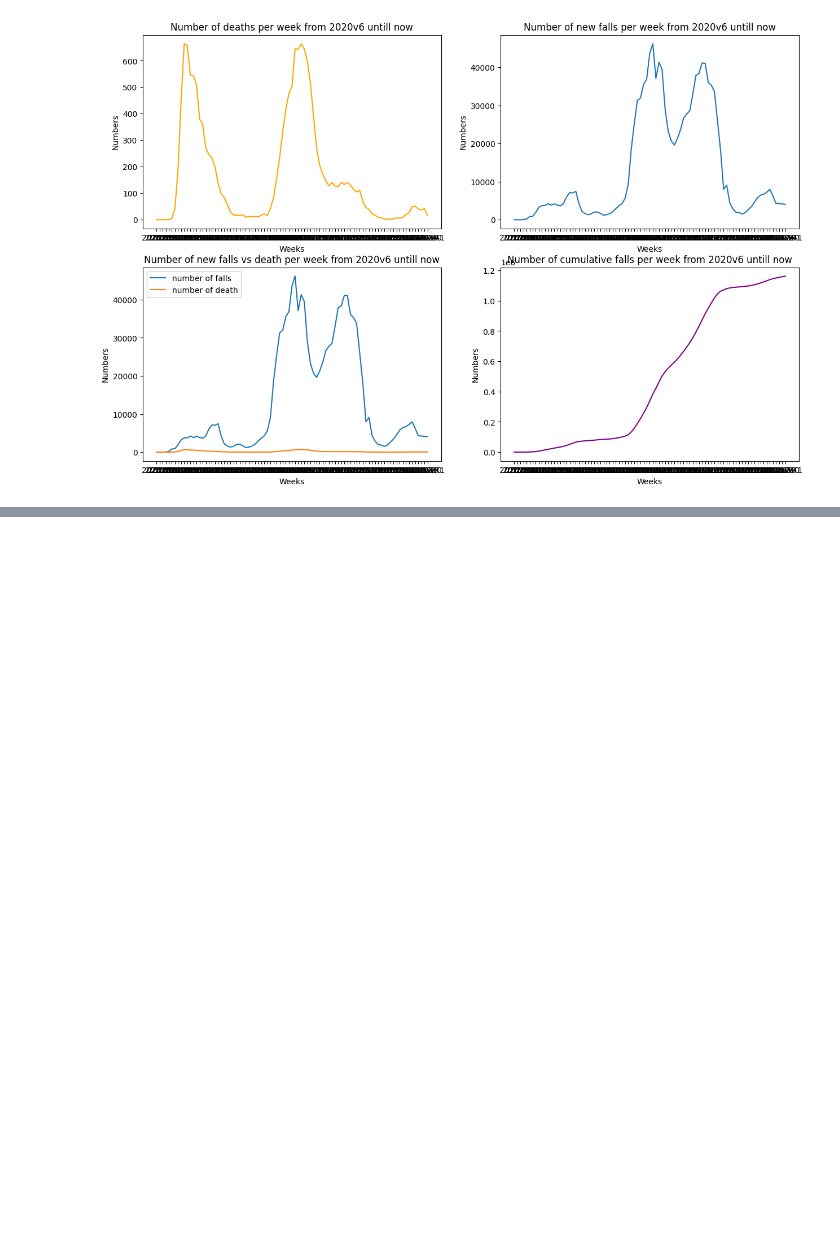
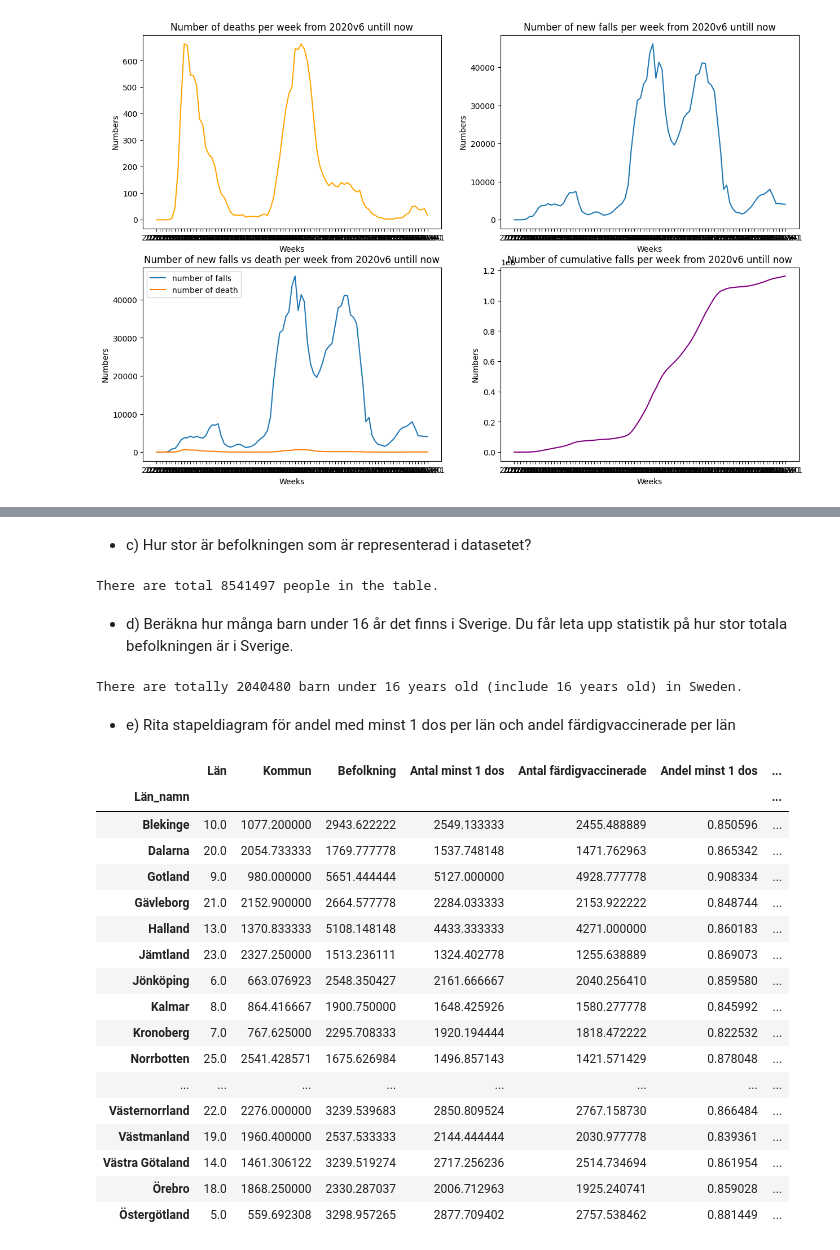
Before and after one commit to cooperhankun/DataBehandling-KunHan, a Jupyter notebook: Labs/lab1.ipynb, the cells around one changed output, grey strips where cells are left out. Saved outputs shown, nothing was run; the diff lists cells and outputs as text; code cells hidden in the pictures; blank space fills up the shorter version.

```diff
--- a/Labs/lab1.ipynb
+++ b/Labs/lab1.ipynb
@@ -74,0 +86,5 @@ sns.lineplot(data = covid19, x = "Vecka", y = "Kum_antal_fall", color = "purple"
+# %%
+covid19_vaccin = pd.read_excel("files/Folkhalsomyndigheten_Covid19_Vaccine.xlsx", sheet_name="Vaccinerade kommun och ålder")
+# covid19_vaccin.info()
+lans = covid19_vaccin["Län_namn"].nunique()
+print(f"There are {lans} Läns in the table.")
@@ -74,0 +100,45 @@ sns.lineplot(data = covid19, x = "Vecka", y = "Kum_antal_fall", color = "purple"
+# %% [markdown]
+- c) Hur stor är befolkningen som är representerad i datasetet?
+# %%
+befolkning = covid19_vaccin["Befolkning"].sum()
+print(f"There are total {befolkning} people in the table.")
+# %% [output]
+There are total 8541497 people in the table.
+# %% [markdown]
+- d) Beräkna hur många barn under 16 år det finns i Sverige. Du får leta upp statistik på hur stor totala
+befolkningen är i Sverige.
+# %%
+barn_16 = pd.read_excel("files/Barn_under_16_Sverige_2010_08.xlsx")
+
+# Reference: http://www.statistikdatabasen.scb.se/pxweb/sv/ssd/START__BE__BE0101__BE0101A/BefolkManad/
+# The dataset is based on the uppdata in August, 2021.
+
+barn_16 = barn_16.drop([0,1]) # Remove the NaN rows fron the table in order to list the pure columns.
+barn_under_16_total = barn_16["Unnamed: 3"].sum() # Sum the total number of kids from different age group.
+print(f"There are totally {barn_under_16_total} barn under 16 years old (include 16 years old) in Sweden.")
+# %% [output]
+There are totally 2040480 barn under 16 years old (include 16 years old) in Sweden.
+# %% [markdown]
+- e) Rita stapeldiagram för andel med minst 1 dos per län och andel färdigvaccinerade per län
+# %%
+covid19_vaccin_lan = covid19_vaccin.groupby(["Län_namn"]).mean()
+covid19_vaccin_lan
+# %% [output]
+|  | Län | Kommun | Befolkning | Antal minst 1 dos | Antal färdigvaccinerade | Andel minst 1 dos | ... |
+| Län_namn |  |  |  |  |  |  | ... |
+| Blekinge | 10.0 | 1077.200000 | 2943.622222 | 2549.133333 | 2455.488889 | 0.850596 | ... |
+| Dalarna | 20.0 | 2054.733333 | 1769.777778 | 1537.748148 | 1471.762963 | 0.865342 | ... |
+| Gotland | 9.0 | 980.000000 | 5651.444444 | 5127.000000 | 4928.777778 | 0.908334 | ... |
+| Gävleborg | 21.0 | 2152.900000 | 2664.577778 | 2284.033333 | 2153.922222 | 0.848744 | ... |
+| Halland | 13.0 | 1370.833333 | 5108.148148 | 4433.333333 | 4271.000000 | 0.860183 | ... |
+| Jämtland | 23.0 | 2327.250000 | 1513.236111 | 1324.402778 | 1255.638889 | 0.869073 | ... |
+| Jönköping | 6.0 | 663.076923 | 2548.350427 | 2161.666667 | 2040.256410 | 0.859580 | ... |
+| Kalmar | 8.0 | 864.416667 | 1900.750000 | 1648.425926 | 1580.277778 | 0.845992 | ... |
+| Kronoberg | 7.0 | 767.625000 | 2295.708333 | 1920.194444 | 1818.472222 | 0.822532 | ... |
+| Norrbotten | 25.0 | 2541.428571 | 1675.626984 | 1496.857143 | 1421.571429 | 0.878048 | ... |
+| ... | ... | ... | ... | ... | ... | ... | ... |
+| Västernorrland | 22.0 | 2276.000000 | 3239.539683 | 2850.809524 | 2767.158730 | 0.866484 | ... |
+| Västmanland | 19.0 | 1960.400000 | 2537.533333 | 2144.444444 | 2030.977778 | 0.839361 | ... |
+| Västra Götaland | 14.0 | 1461.306122 | 3239.519274 | 2717.256236 | 2514.734694 | 0.861954 | ... |
+| Örebro | 18.0 | 1868.250000 | 2330.287037 | 2006.712963 | 1925.240741 | 0.859028 | ... |
+| Östergötland | 5.0 | 559.692308 | 3298.957265 | 2877.709402 | 2757.538462 | 0.881449 | ... |
```
Also changed, not shown: parts of 12 cells of this notebook, 6 other files.
